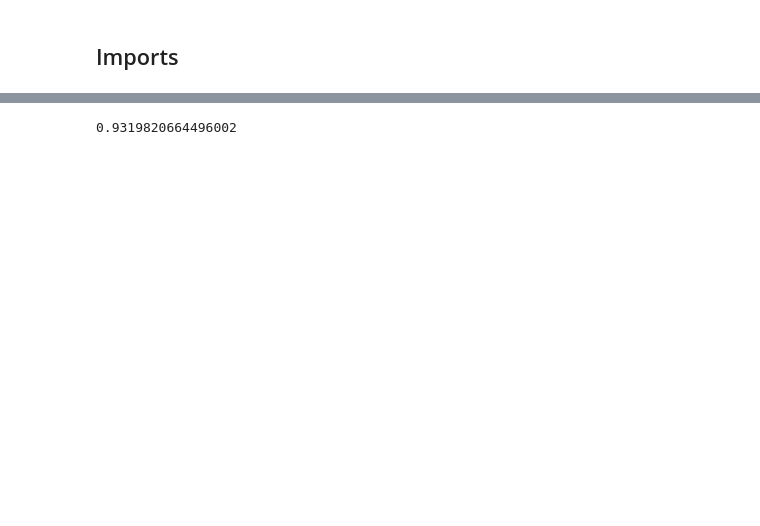
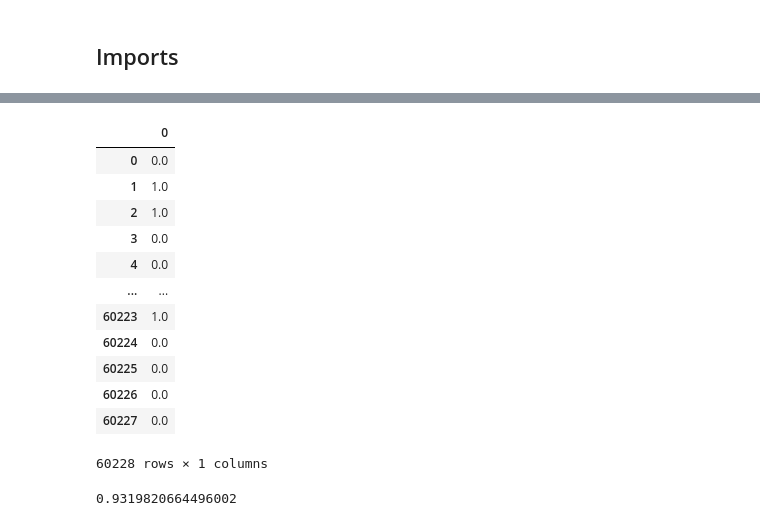
Before and after one commit to bagel-not-kaggle/YDATA-kaggle-assignment, a Jupyter notebook: notebooks/Exploring.ipynb, the cells around one changed output, grey strips where cells are left out. Drawn from its saved outputs; the diff is of its cells as text; code cells hidden in the pictures; blank space fills up the shorter version.

```diff
--- a/notebooks/Exploring.ipynb
+++ b/notebooks/Exploring.ipynb
@@ -17,3 +17,6 @@ y_test = pd.read_pickle(r"C:\Users\maorb\Classes\Classical_ML\YDATA-kaggle-assig
 predictions = pd.read_csv(r'C:\Users\maorb\Classes\Classical_ML\YDATA-kaggle-assignment\predictions\predictions.csv')
 X_train_fold_0 = pd.read_pickle(r"C:\Users\maorb\Classes\Classical_ML\YDATA-kaggle-assignment\data\processed\X_train_fold_0.pkl")
 y_val_fold_3 = pd.read_pickle(r"C:\Users\maorb\Classes\Classical_ML\YDATA-kaggle-assignment\data\processed\y_val_fold_3.pkl")
+X_test_1st = pd.read_pickle(r"C:\Users\maorb\Classes\Classical_ML\YDATA-kaggle-assignment\data\processed\X_test_DoNotTouch.pkl")
+predictions_1st = pd.read_csv(r'C:\Users\maorb\Classes\Classical_ML\YDATA-kaggle-assignment\data\Predictions\predictionscatboost.csv',
+                                header=None)
@@ -41,3 +110,20 @@ Column 'B' is categorical.
+# %%
+#First value should be the header. Strip header and make it first values in first row
+predictions_1st
+# %% [output]
+|  | 0 |
+| 0 | 0.0 |
+| 1 | 1.0 |
+| 2 | 1.0 |
+| 3 | 0.0 |
+| 4 | 0.0 |
+| ... | ... |
+| 60223 | 1.0 |
+| 60224 | 0.0 |
+| 60225 | 0.0 |
+| 60226 | 0.0 |
+| 60227 | 0.0 |
+60228 rows × 1 columns
 # %%
 y_val_fold_3.value_counts()[0]/y_val_fold_3.value_counts().sum()
 # %% [output]
```
Also changed, not shown: parts of 13 cells of this notebook, 3 other files.
